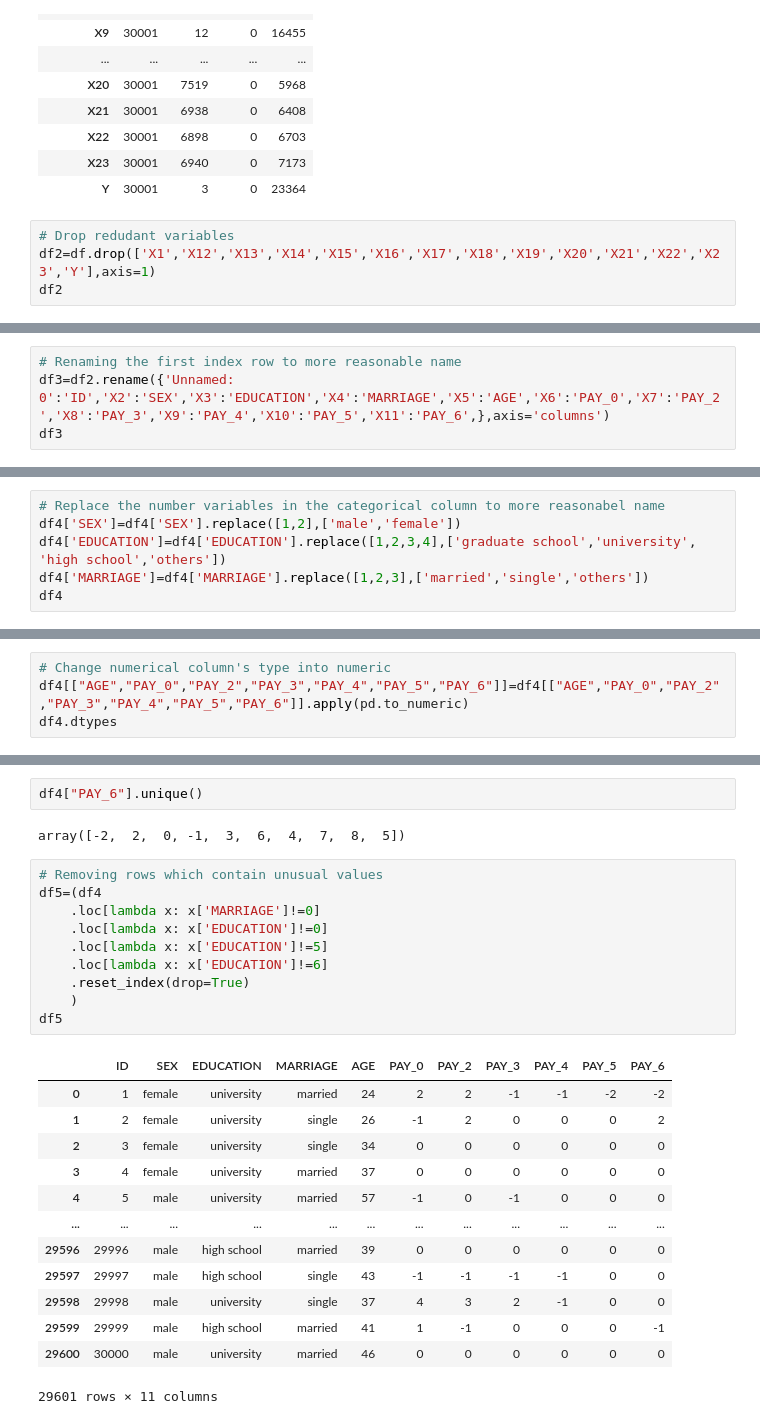
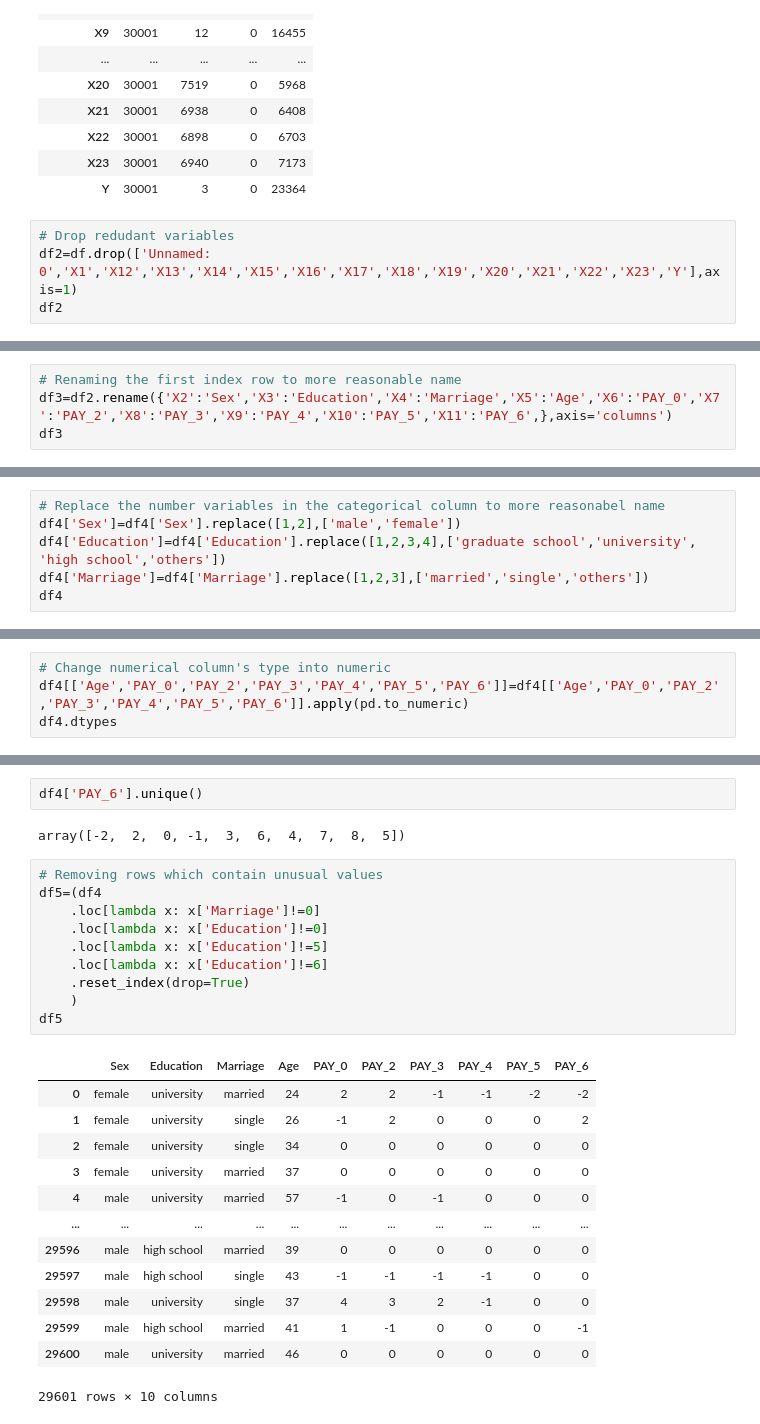
Before and after one commit to ubco-W2022T2-data301/project-group-group27, a Jupyter notebook: analysis/analysis_Remy.ipynb, the cells around one changed output, grey strips where cells are left out. Saved outputs shown, nothing was run; the diff lists cells and outputs as text.

```diff
--- a/analysis/analysis_Remy.ipynb
+++ b/analysis/analysis_Remy.ipynb
@@ -95,6 +95,6 @@ df.describe().T
 | Y | 30001 | 3 | 0 | 23364 |
 # %%
 # Drop redudant variables
-df2=df.drop(['X1','X12','X13','X14','X15','X16','X17','X18','X19','X20','X21','X22','X23','Y'],axis=1)
+df2=df.drop(['Unnamed: 0','X1','X12','X13','X14','X15','X16','X17','X18','X19','X20','X21','X22','X23','Y'],axis=1)
 df2
 # %% [output]
@@ -114,5 +114,5 @@ df2
 # %%
 # Renaming the first index row to more reasonable name
-df3=df2.rename({'Unnamed: 0':'ID','X2':'SEX','X3':'EDUCATION','X4':'MARRIAGE','X5':'AGE','X6':'PAY_0','X7':'PAY_2','X8':'PAY_3','X9':'PAY_4','X10':'PAY_5','X11':'PAY_6',},axis='columns')
+df3=df2.rename({'X2':'Sex','X3':'Education','X4':'Marriage','X5':'Age','X6':'PAY_0','X7':'PAY_2','X8':'PAY_3','X9':'PAY_4','X10':'PAY_5','X11':'PAY_6',},axis='columns')
 df3
 # %% [output]
@@ -150,7 +150,7 @@ df4
 # %%
 # Replace the number variables in the categorical column to more reasonabel name
-df4['SEX']=df4['SEX'].replace([1,2],['male','female'])
-df4['EDUCATION']=df4['EDUCATION'].replace([1,2,3,4],['graduate school','university', 'high school','others'])
-df4['MARRIAGE']=df4['MARRIAGE'].replace([1,2,3],['married','single','others'])
+df4['Sex']=df4['Sex'].replace([1,2],['male','female'])
+df4['Education']=df4['Education'].replace([1,2,3,4],['graduate school','university', 'high school','others'])
+df4['Marriage']=df4['Marriage'].replace([1,2,3],['married','single','others'])
 df4
 # %% [output]
@@ -185,6 +184,6 @@ PAY_6        object
 dtype: object
 # %%
 # Change numerical column's type into numeric
-df4[["AGE","PAY_0","PAY_2","PAY_3","PAY_4","PAY_5","PAY_6"]]=df4[["AGE","PAY_0","PAY_2","PAY_3","PAY_4","PAY_5","PAY_6"]].apply(pd.to_numeric)
+df4[['Age','PAY_0','PAY_2','PAY_3','PAY_4','PAY_5','PAY_6']]=df4[['Age','PAY_0','PAY_2','PAY_3','PAY_4','PAY_5','PAY_6']].apply(pd.to_numeric)
 df4.dtypes
 # %% [output]
@@ -237,33 +235,33 @@ df4["PAY_4"].unique()
 # %% [output]
 array([-1,  0, -2,  2,  3,  4,  5,  7,  6,  1,  8])
 # %%
-df4["PAY_6"].unique()
+df4['PAY_6'].unique()
 # %% [output]
 array([-2,  2,  0, -1,  3,  6,  4,  7,  8,  5])
 # %%
 # Removing rows which contain unusual values
 df5=(df4
-    .loc[lambda x: x['MARRIAGE']!=0]
-    .loc[lambda x: x['EDUCATION']!=0]
-    .loc[lambda x: x['EDUCATION']!=5]
-    .loc[lambda x: x['EDUCATION']!=6]
+    .loc[lambda x: x['Marriage']!=0]
+    .loc[lambda x: x['Education']!=0]
+    .loc[lambda x: x['Education']!=5]
+    .loc[lambda x: x['Education']!=6]
     .reset_index(drop=True)
     )
 df5
 # %% [output]
-|  | ID | SEX | EDUCATION | MARRIAGE | AGE | PAY_0 | PAY_2 | PAY_3 | PAY_4 | PAY_5 | PAY_6 |
-| 0 | 1 | female | university | married | 24 | 2 | 2 | -1 | -1 | -2 | -2 |
-| 1 | 2 | female | university | single | 26 | -1 | 2 | 0 | 0 | 0 | 2 |
-| 2 | 3 | female | university | single | 34 | 0 | 0 | 0 | 0 | 0 | 0 |
-| 3 | 4 | female | university | married | 37 | 0 | 0 | 0 | 0 | 0 | 0 |
-| 4 | 5 | male | university | married | 57 | -1 | 0 | -1 | 0 | 0 | 0 |
-| ... | ... | ... | ... | ... | ... | ... | ... | ... | ... | ... | ... |
-| 29596 | 29996 | male | high school | married | 39 | 0 | 0 | 0 | 0 | 0 | 0 |
-| 29597 | 29997 | male | high school | single | 43 | -1 | -1 | -1 | -1 | 0 | 0 |
-| 29598 | 29998 | male | university | single | 37 | 4 | 3 | 2 | -1 | 0 | 0 |
-| 29599 | 29999 | male | high school | married | 41 | 1 | -1 | 0 | 0 | 0 | -1 |
-| 29600 | 30000 | male | university | married | 46 | 0 | 0 | 0 | 0 | 0 | 0 |
+|  | Sex | Education | Marriage | Age | PAY_0 | PAY_2 | PAY_3 | PAY_4 | PAY_5 | PAY_6 |
+| 0 | female | university | married | 24 | 2 | 2 | -1 | -1 | -2 | -2 |
+| 1 | female | university | single | 26 | -1 | 2 | 0 | 0 | 0 | 2 |
+| 2 | female | university | single | 34 | 0 | 0 | 0 | 0 | 0 | 0 |
+| 3 | female | university | married | 37 | 0 | 0 | 0 | 0 | 0 | 0 |
+| 4 | male | university | married | 57 | -1 | 0 | -1 | 0 | 0 | 0 |
+| ... | ... | ... | ... | ... | ... | ... | ... | ... | ... | ... |
+| 29596 | male | high school | married | 39 | 0 | 0 | 0 | 0 | 0 | 0 |
+| 29597 | male | high school | single | 43 | -1 | -1 | -1 | -1 | 0 | 0 |
+| 29598 | male | university | single | 37 | 4 | 3 | 2 | -1 | 0 | 0 |
+| 29599 | male | high school | married | 41 | 1 | -1 | 0 | 0 | 0 | -1 |
+| 29600 | male | university | married | 46 | 0 | 0 | 0 | 0 | 0 | 0 |
-29601 rows × 11 columns
+29601 rows × 10 columns
 # %%
 # Drop rows with NaNs
 df6=df5.dropna(axis=0)
```
Also changed, not shown: parts of 76 cells of this notebook, 1 other file.
